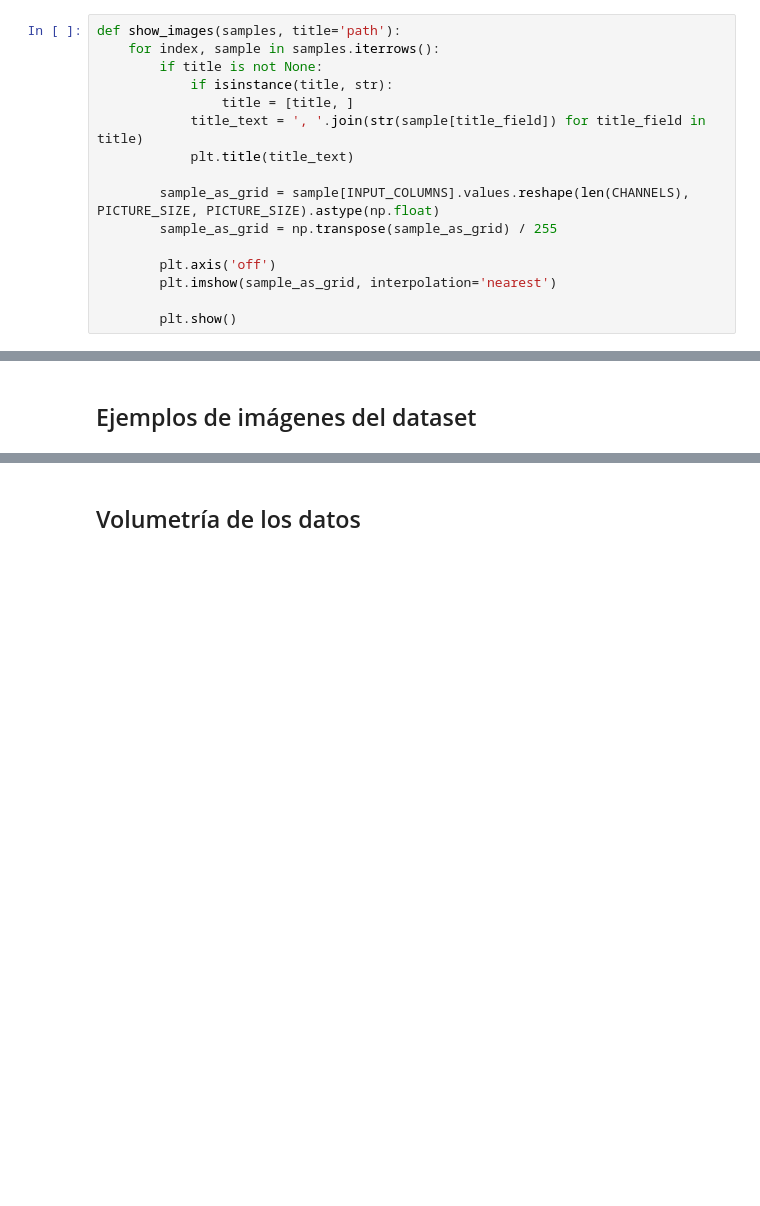
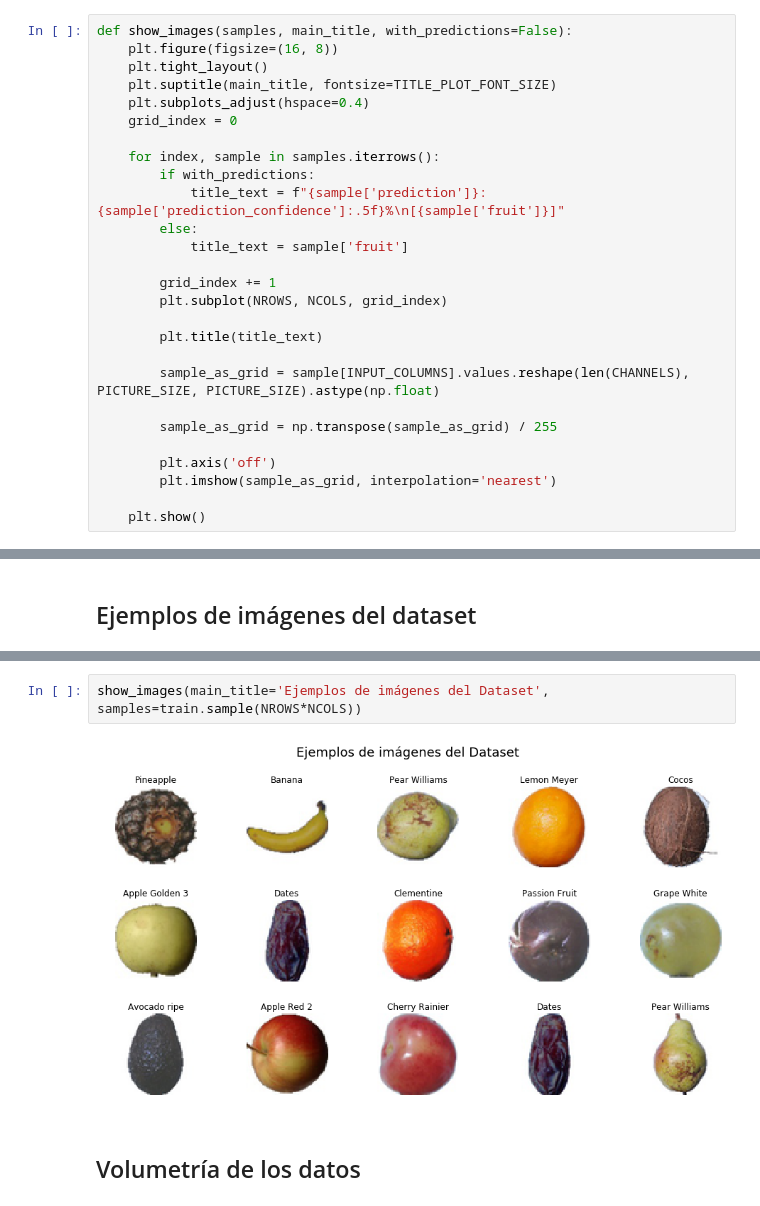
Before and after one commit to alebarsotti/machine_learning_2018, a Jupyter notebook: tp3_cv.ipynb, the cells around one changed output, grey strips where cells are left out. Saved outputs shown, nothing was run; the diff lists cells and outputs as text; blank space fills up the shorter version.

```diff
--- a/tp3_cv.ipynb
+++ b/tp3_cv.ipynb
@@ -21,17 +30,28 @@ for color in CHANNELS:
 # %%
-def show_images(samples, title='path'):
+def show_images(samples, main_title, with_predictions=False):
+    plt.figure(figsize=(16, 8))
+    plt.tight_layout()
+    plt.suptitle(main_title, fontsize=TITLE_PLOT_FONT_SIZE)
+    plt.subplots_adjust(hspace=0.4)
+    grid_index = 0
+
     for index, sample in samples.iterrows():
-        if title is not None:
-            if isinstance(title, str):
-                title = [title, ]
-            title_text = ', '.join(str(sample[title_field]) for title_field in title)
-            plt.title(title_text)
+        if with_predictions:
+            title_text = f"{sample['prediction']}: {sample['prediction_confidence']:.5f}%\n[{sample['fruit']}]"
+        else:
+            title_text = sample['fruit']
+
+        grid_index += 1
+        plt.subplot(NROWS, NCOLS, grid_index)
+
+        plt.title(title_text)
 
         sample_as_grid = sample[INPUT_COLUMNS].values.reshape(len(CHANNELS), PICTURE_SIZE, PICTURE_SIZE).astype(np.float)
+
         sample_as_grid = np.transpose(sample_as_grid) / 255
 
         plt.axis('off')
         plt.imshow(sample_as_grid, interpolation='nearest')
 
-        plt.show()
+    plt.show()
 # %%
@@ -79,3 +101,7 @@ show_images(training.sample(5), 'label')
+# %%
+show_images(main_title='Ejemplos de imágenes del Dataset', samples=train.sample(NROWS*NCOLS))
+# %% [output]
+[figure, added]
 # %% [markdown]
 ## Volumetría de los datos
 # %% [markdown]
```
Also changed, not shown: parts of 40 cells of this notebook, 2 other files.
